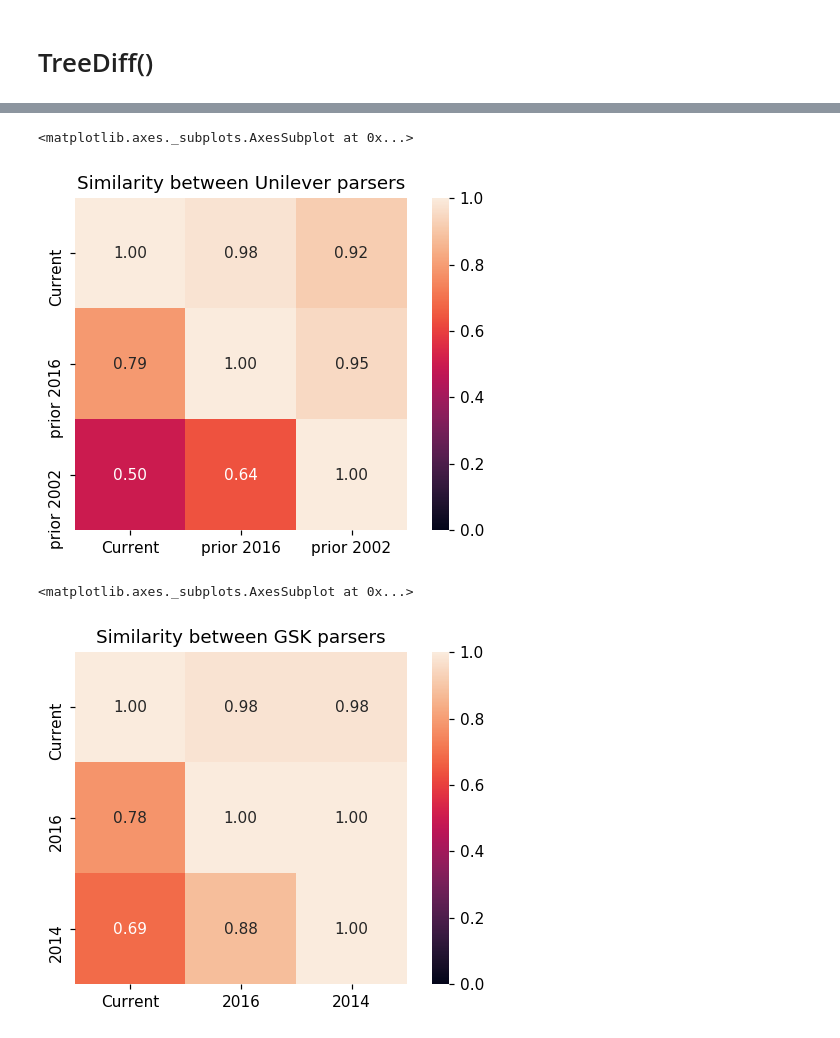
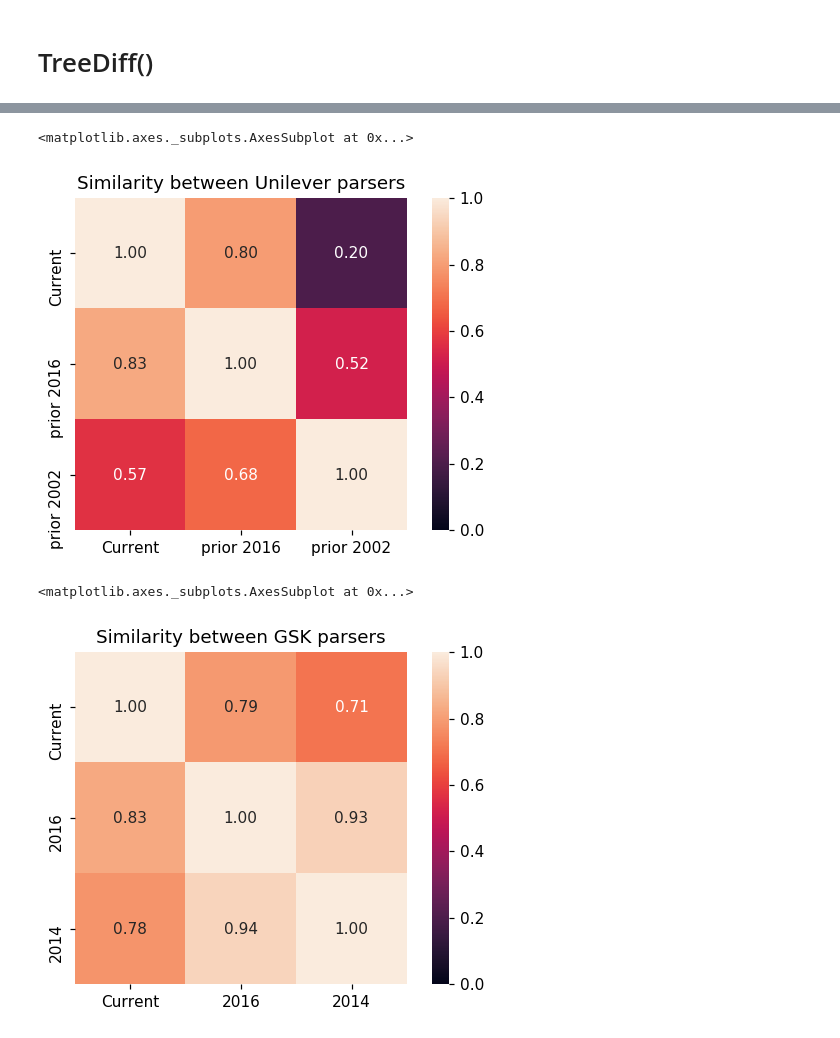
Before and after one commit to jakobtorben/Intelligent-public-web-data-extraction, a Jupyter notebook: ManWebScraper/AST/similarity/heatmaps.ipynb, the cells around one changed output, grey strips where cells are left out. Drawn from its saved outputs; the diff is of its cells as text; code cells hidden in the pictures.

```diff
--- a/ManWebScraper/AST/similarity/heatmaps.ipynb
+++ b/ManWebScraper/AST/similarity/heatmaps.ipynb
@@ -158,21 +158,21 @@ sns.heatmap(data, cbar=True, annot=True, square=True, fmt='.2f', annot_kws={'siz
 # %%
-uni_similarity = [[1, 0.98, 0.92],
-                  [0.79, 1, 0.95],
-                  [0.5, 0.64, 1]]
+uni_similarity = [[1, 0.8, 0.2],
+                  [0.83, 1, 0.52],
+                  [0.57, 0.68, 1]]
 data = np.array(uni_similarity)
 labels = ['Current', 'prior 2016', 'prior 2002']
 
 plt.figure(dpi=110)
 plt.title('Similarity between Unilever parsers')
 sns.heatmap(data, cbar=True, annot=True, square=True, fmt='.2f', annot_kws={'size': 10},
                  yticklabels=labels, xticklabels=labels,vmin=0,vmax=1)
 # %% [output]
 <matplotlib.axes._subplots.AxesSubplot at 0x...>
-[figure, old version]
+[figure, new version]
 # %%
-GSK_simialrity = [[1, 0.98, 0.98],
-                  [0.78, 1, 1],
-                  [0.69, 0.88, 1]]
+GSK_simialrity = [[1, 0.79, 0.71],
+                  [0.83, 1, 0.93],
+                  [0.78, 0.94, 1]]
 data = np.array(GSK_simialrity)
 labels = ['Current', '2016', '2014']
 
@@ -182,5 +182,5 @@ sns.heatmap(data, cbar=True, annot=True, square=True, fmt='.2f', annot_kws={'siz
                  yticklabels=labels, xticklabels=labels,vmin=0,vmax=1)
 # %% [output]
 <matplotlib.axes._subplots.AxesSubplot at 0x...>
-[figure, old version]
+[figure, new version]
 # %%
```
Also changed, not shown: parts of 5 cells of this notebook, 13 other files.
